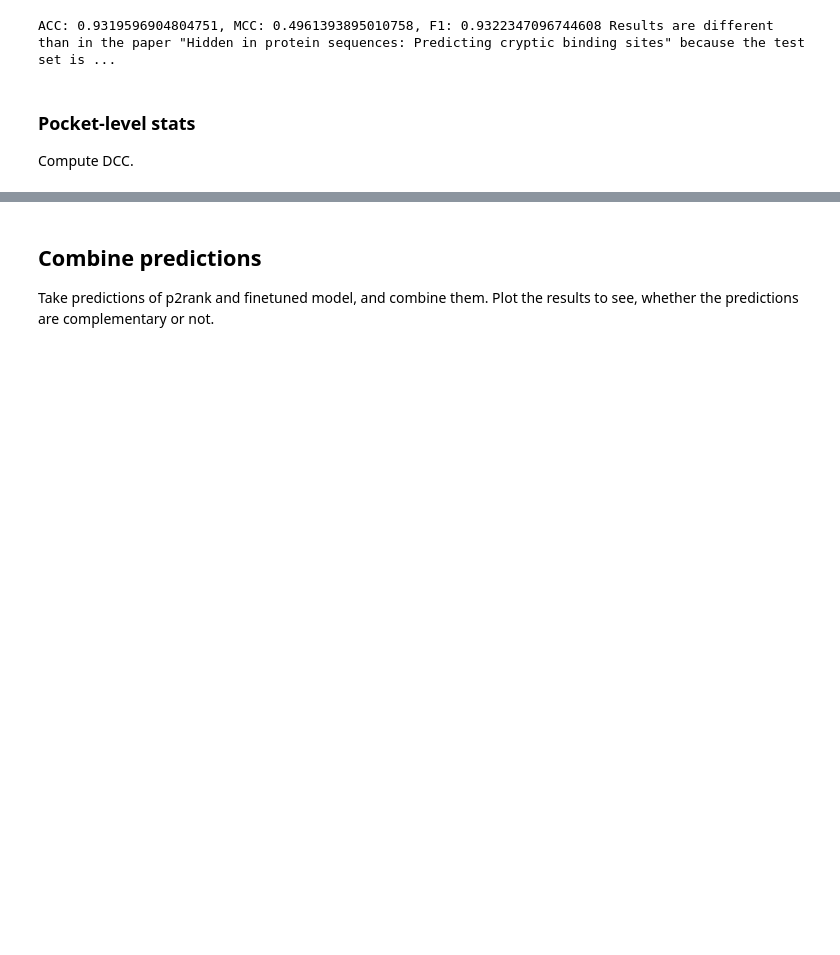
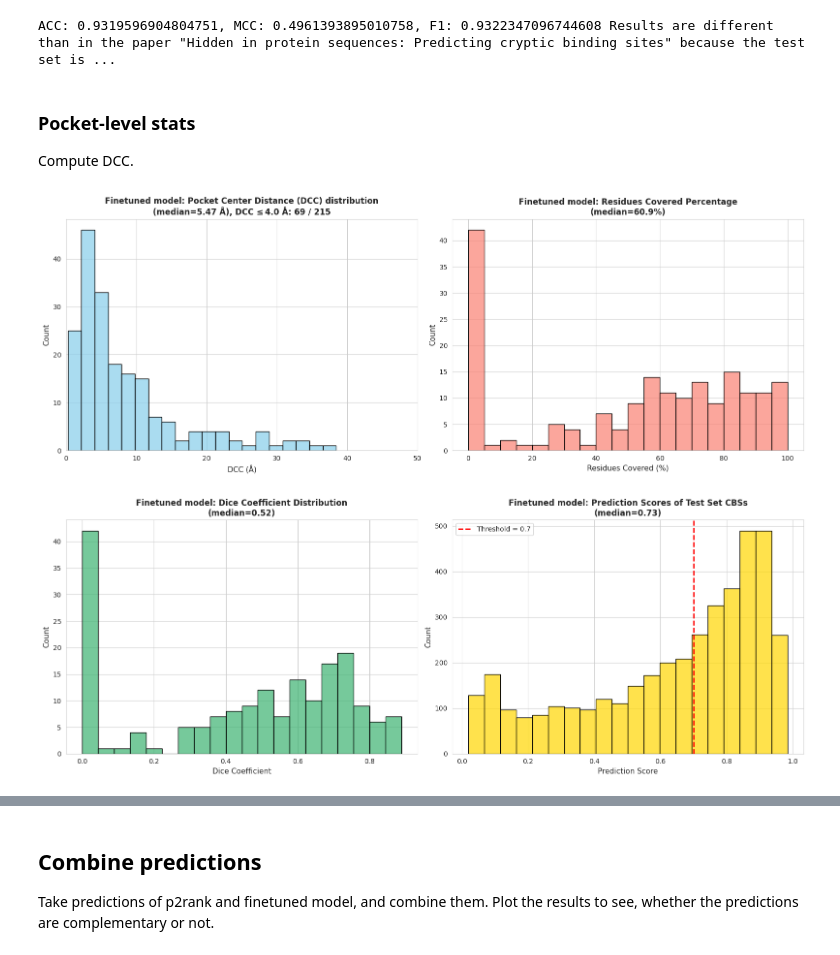
Before and after one commit to skrhakv/seq2pocket, a Jupyter notebook: src/B-evaluate-cryptoshow/pocket-level-evaluation.ipynb, the cells around one changed output, grey strips where cells are left out. Drawn from its saved outputs; the diff is of its cells as text; code cells hidden in the pictures; blank space fills up the shorter version.

Commit message:
try the pipeline with GMM and agglomerative clustering on CryptoBench and LIGYSIS

```diff
--- a/src/B-evaluate-cryptoshow/pocket-level-evaluation.ipynb
+++ b/src/B-evaluate-cryptoshow/pocket-level-evaluation.ipynb
@@ -184,3 +214,12 @@ ACC: 0.9319596904804751, MCC: 0.4961393895010758, F1: 0.9322347096744608 Results
 # %% [markdown]
 ### Pocket-level stats
 Compute DCC.
+# %%
+## This is with clustering (PCA+GMM+Agglomerative) and smoothing
+MODEL = 'Finetuned model'
+
+DCCs, coverages, dice_coefficients, binding_prediction_scores, number_of_pockets = eval_utils.compute_pocket_level_metrics(cryptic_binding_residues, predicted_binding_sites, prediction_scores, COORDINATES_DIR, VERBOSE_OUTPUT)
+eval_utils.print_plots(DCCs, coverages, dice_coefficients, binding_prediction_scores, number_of_pockets, MODEL)
+# %% [output]
+[figure, added]
+[figure, added]
```
Also changed, not shown: parts of 3 cells of this notebook, 1 other file.
